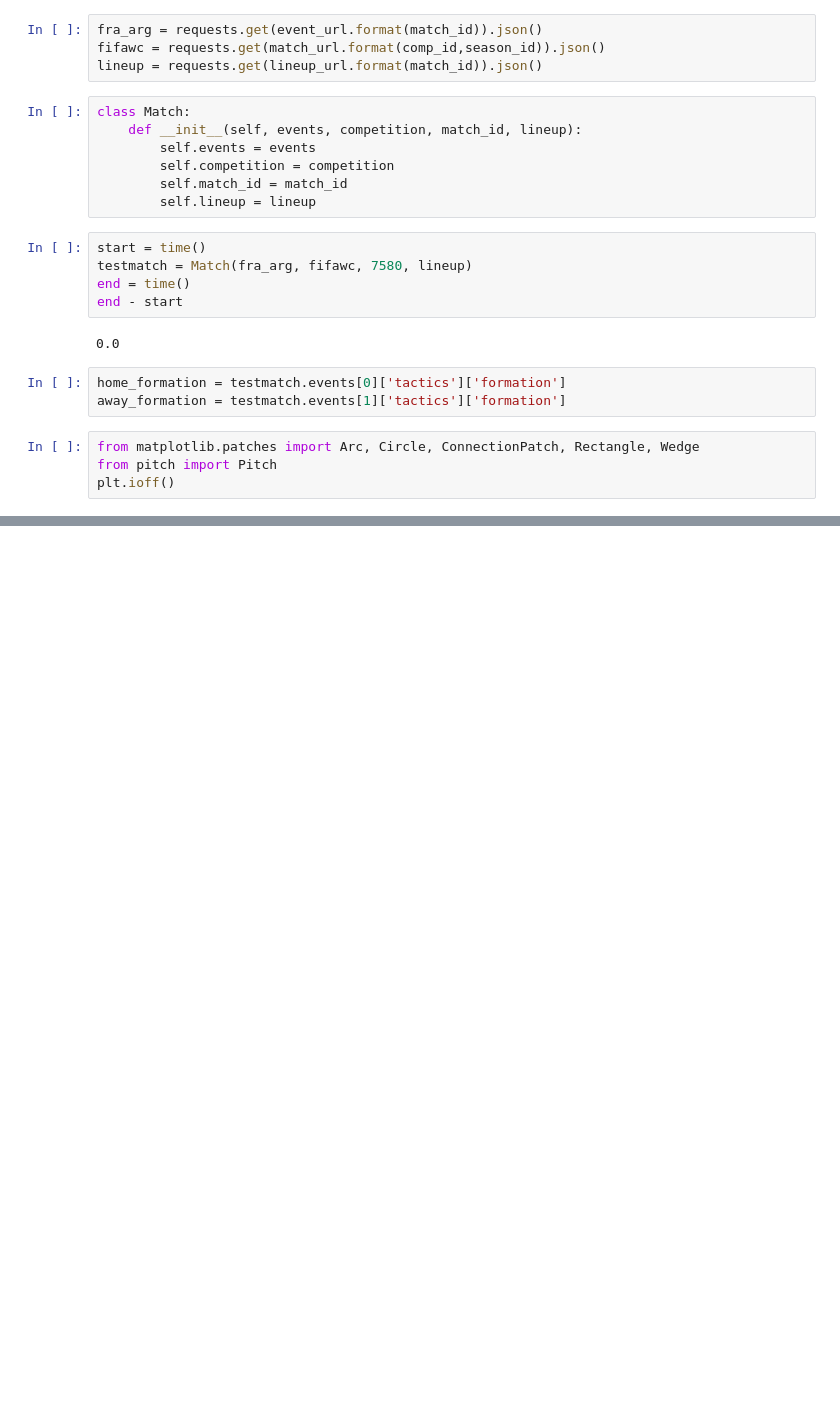
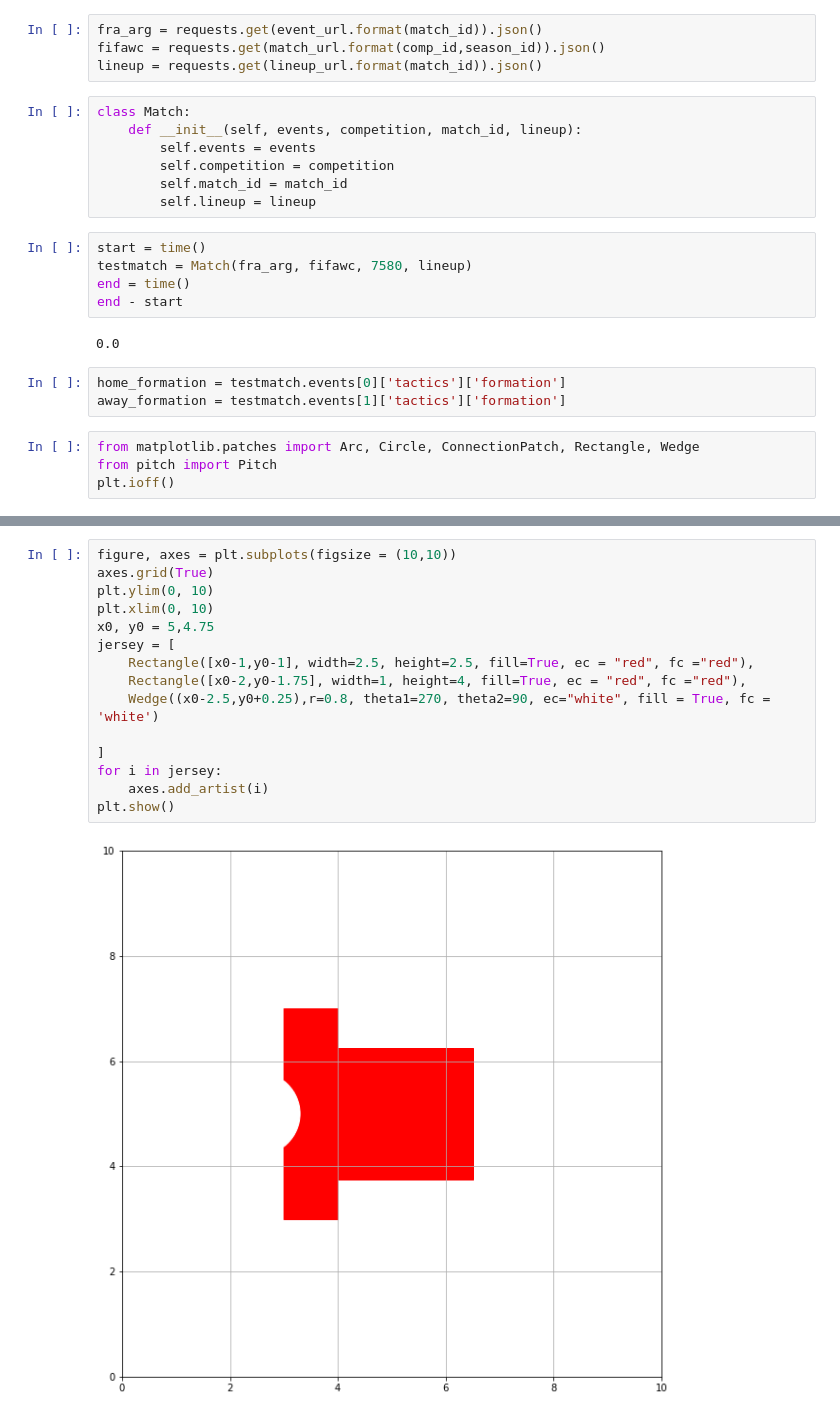
Before and after one commit to siddhantwho/footyanalytics, a Jupyter notebook: tests.ipynb, the cells around one changed output, grey strips where cells are left out. Cells and saved outputs as stored; diff of their text form; blank space fills up the shorter version.

Commit message:
added home jersey patch to pitch.py

```diff
--- a/tests.ipynb
+++ b/tests.ipynb
@@ -63,0 +63,17 @@ plt.show()
+# %%
+figure, axes = plt.subplots(figsize = (10,10))
+axes.grid(True)
+plt.ylim(0, 10)
+plt.xlim(0, 10)
+x0, y0 = 5,4.75
+jersey = [
+    Rectangle([x0-1,y0-1], width=2.5, height=2.5, fill=True, ec = "red", fc ="red"),
+    Rectangle([x0-2,y0-1.75], width=1, height=4, fill=True, ec = "red", fc ="red"),
+    Wedge((x0-2.5,y0+0.25),r=0.8, theta1=270, theta2=90, ec="white", fill = True, fc = 'white')
+
+]
+for i in jersey:
+    axes.add_artist(i)
+plt.show()
+# %% [output]
+[figure, added]
```
Also changed, not shown: parts of 1 cell of this notebook, 1 other file.
